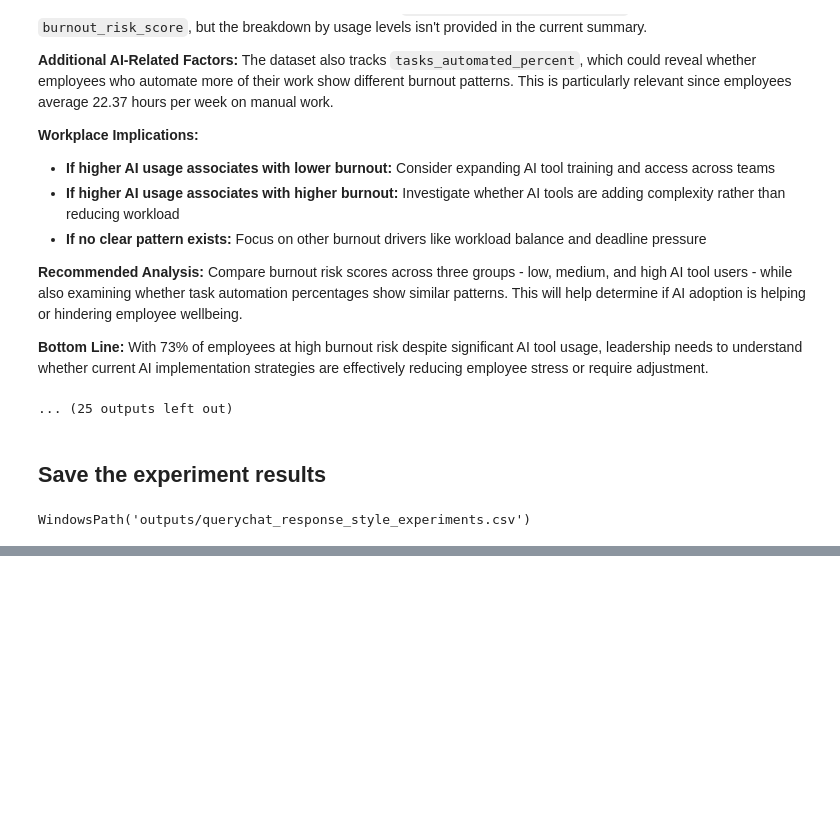
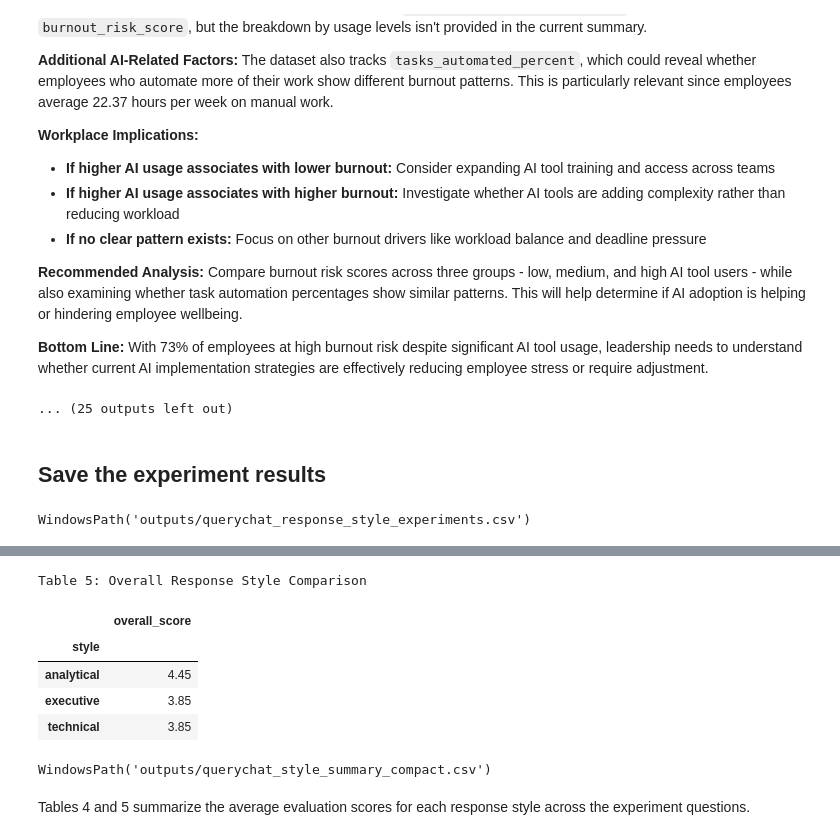
Before and after one commit to UBC-MDS/DSCI-532_2026_9_burnout-checkup, a Jupyter notebook: notebooks/user_facing_control_exp.ipynb, the cells around one changed output, grey strips where cells are left out. Drawn from its saved outputs; the diff is of its cells as text; code cells hidden in the pictures; blank space fills up the shorter version.

```diff
--- a/notebooks/user_facing_control_exp.ipynb
+++ b/notebooks/user_facing_control_exp.ipynb
@@ -397,0 +740,26 @@ evaluation_template.head()
+# %%
+style_summary_compact = (
+    evaluation_df.groupby("style")[["overall_score"]]
+    .mean()
+    .round(2)
+    .sort_values("overall_score", ascending=False)
+)
+
+print("Table 5: Overall Response Style Comparison\n")
+style_summary_compact
+# %% [output]
+Table 5: Overall Response Style Comparison
+|  | overall_score |
+| style |  |
+| analytical | 4.45 |
+| executive | 3.85 |
+| technical | 3.85 |
+# %%
+compact_path = output_dir / "querychat_style_summary_compact.csv"
+style_summary_compact.to_csv(compact_path)
+
+compact_path
+# %% [output]
+WindowsPath('outputs/querychat_style_summary_compact.csv')
+# %% [markdown]
+Tables 4 and 5 summarize the average evaluation scores for each response style across the experiment questions.
```
Also changed, not shown: parts of 28 cells of this notebook, 4 other files.
